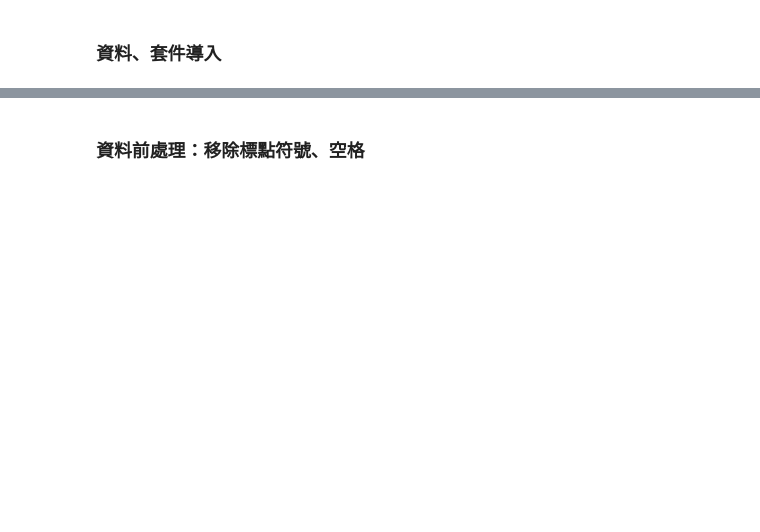
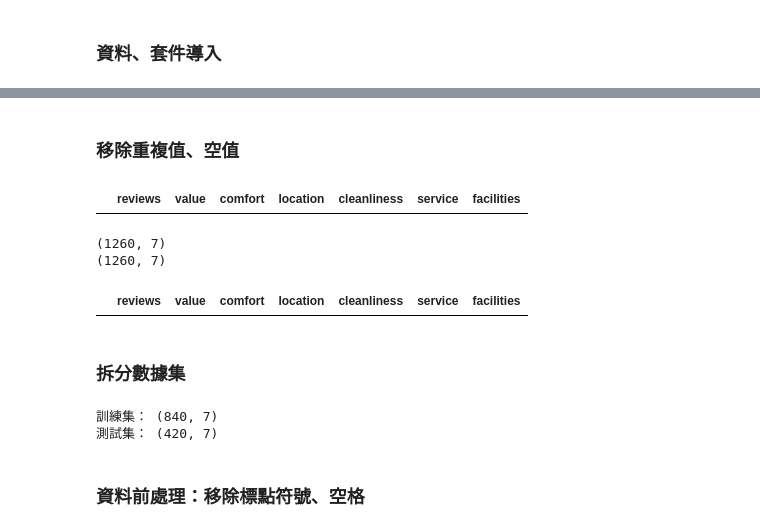
Before and after one commit to g3190220/Cooperation-Project, a Jupyter notebook: code/分詞+詞性標注+移除停用詞.ipynb, the cells around one changed output, grey strips where cells are left out. Saved outputs shown, nothing was run; the diff lists cells and outputs as text; code cells hidden in the pictures; blank space fills up the shorter version.

```diff
--- a/code/分詞+詞性標注+移除停用詞.ipynb
+++ b/code/分詞+詞性標注+移除停用詞.ipynb
@@ -26,3 +26,34 @@ df
+# %% [markdown]
+### 移除重複值、空值
+# %%
+#印出重複資料
+df[df.duplicated()]
+# %% [output]
+|  | reviews | value | comfort | location | cleanliness | service | facilities |
+# %%
+#移除重複值
+print(df.shape)
+df = df.drop_duplicates() #移除
+print(df.shape)
+# %% [output]
+(1260, 7)
+(1260, 7)
+# %%
+#印出空值資料
+df[df.isnull().T.any()]
+# %% [output]
+|  | reviews | value | comfort | location | cleanliness | service | facilities |
+# %% [markdown]
+### 拆分數據集
+# %%
+train_df = df[:int(df.shape[0]*(2/3))]
+test_df = df[int(df.shape[0]*(2/3)):]
+print("訓練集：",train_df.shape)
+print("測試集：",test_df.shape)
+test_df = test_df.reset_index(drop=True) #重新index
+# %% [output]
+訓練集： (840, 7)
+測試集： (420, 7)
 # %% [markdown]
 ### 資料前處理：移除標點符號、空格
 # %%
```
Also changed, not shown: parts of 18 cells of this notebook, 16 other files.
